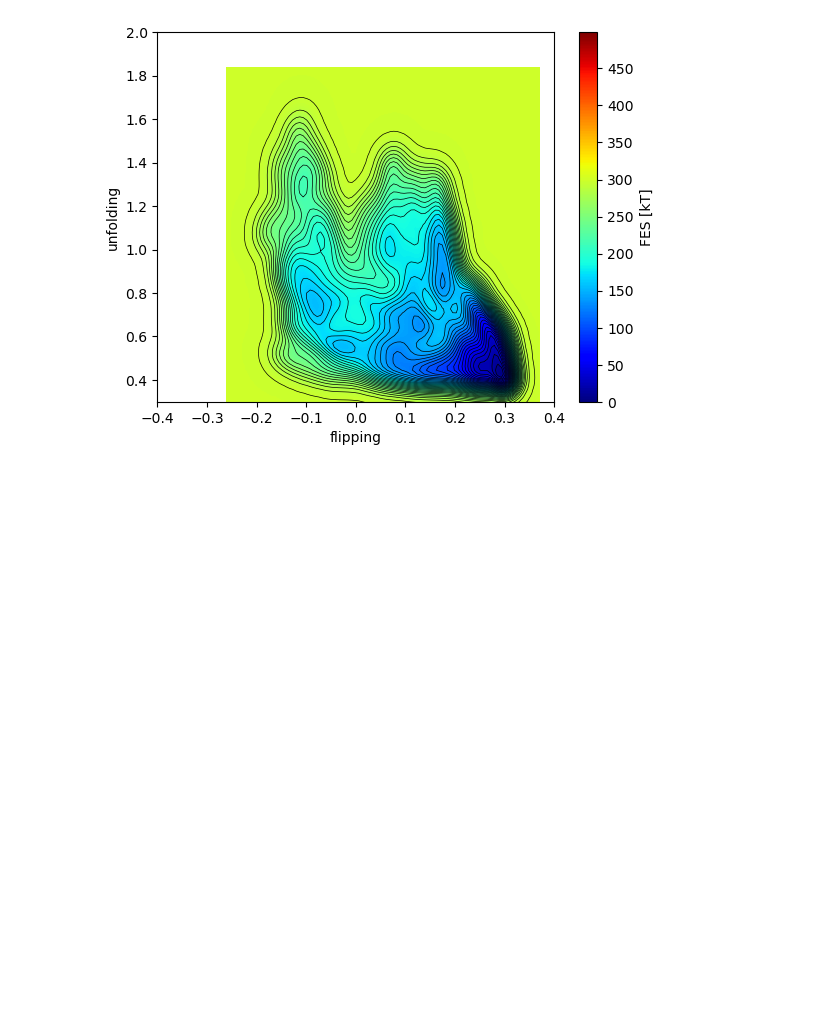
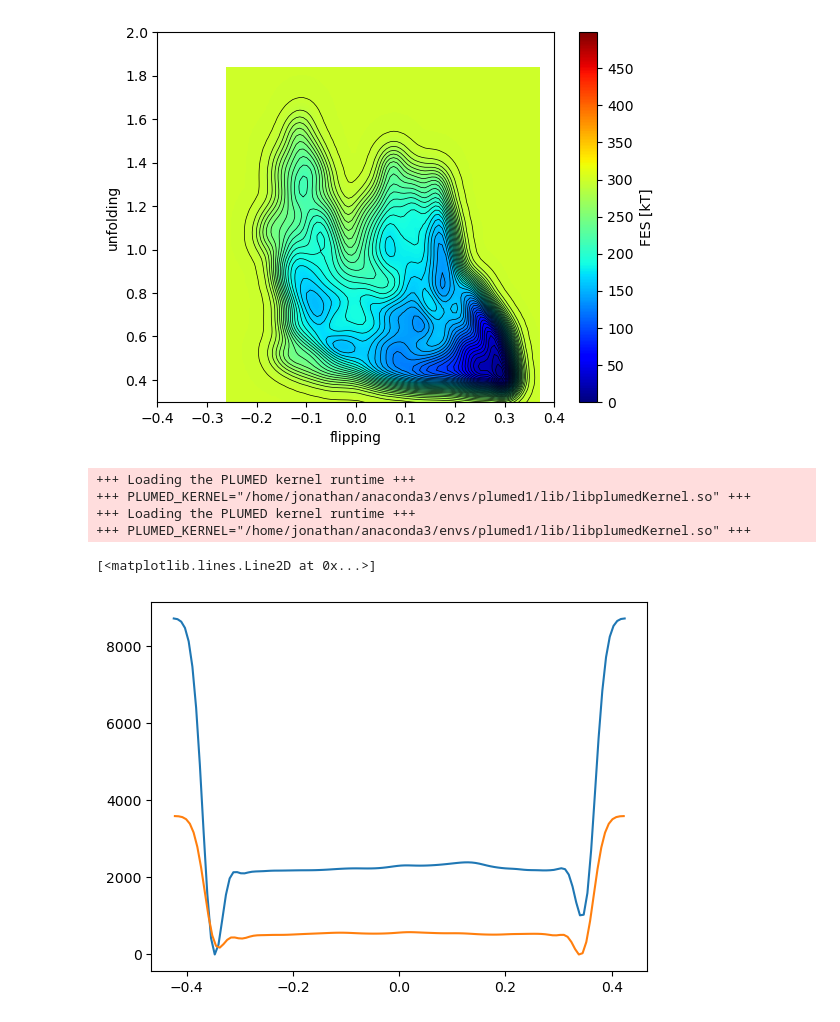
Before and after one commit to JonathanHB/aac1-nt-transport, a Jupyter notebook: metadynamics/run3/scripts/mtd-results-2.ipynb, the cells around one changed output. Cells and saved outputs as stored; diff of their text form; code cells hidden in the pictures; blank space fills up the shorter version.

```diff
--- a/metadynamics/run3/scripts/mtd-results-2.ipynb
+++ b/metadynamics/run3/scripts/mtd-results-2.ipynb
@@ -278,3 +391,28 @@ plt.ylabel("unfolding")
 +++ PLUMED_KERNEL="/home/jonathan/anaconda3/envs/plumed1/lib/libplumedKernel.so" +++
 Text(0, 0.5, 'unfolding')
 [figure]
+# %%
+runnum=3
+date="011326"
+fesfile_c = f"/home/jonathan/Documents/grabelab/aac1-nt-transport/metadynamics/run{runnum}/run_c/summed_hills/fes-{date}.dat"
+fesfile_m = f"/home/jonathan/Documents/grabelab/aac1-nt-transport/metadynamics/run{runnum}/run_m/summed_hills/fes-{date}.dat"
+
+
+#read and plot metadynamics potential
+data_c = plumed.read_as_pandas(fesfile_c)
+c_pc_f1b = list(data_c["pc_f1b"])
+c_energy = list(data_c["file.free"])
+
+plt.plot(c_pc_f1b, c_energy)
+
+data_m = plumed.read_as_pandas(fesfile_m)
+m_pc_f1b = list(data_m["pc_f1b"])
+m_energy = list(data_m["file.free"])
+plt.plot(m_pc_f1b, m_energy)
+# %% [output]
++++ Loading the PLUMED kernel runtime +++
++++ PLUMED_KERNEL="/home/jonathan/anaconda3/envs/plumed1/lib/libplumedKernel.so" +++
++++ Loading the PLUMED kernel runtime +++
++++ PLUMED_KERNEL="/home/jonathan/anaconda3/envs/plumed1/lib/libplumedKernel.so" +++
+[<matplotlib.lines.Line2D at 0x...>]
+[figure, added]
```
Also changed, not shown: parts of 5 cells of this notebook, 3 other files.
